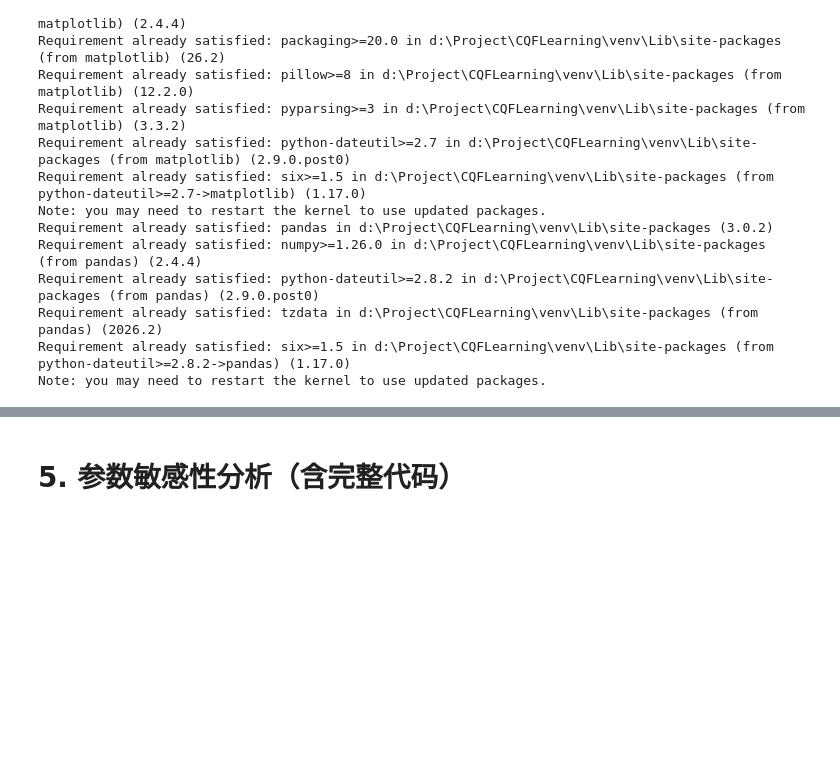
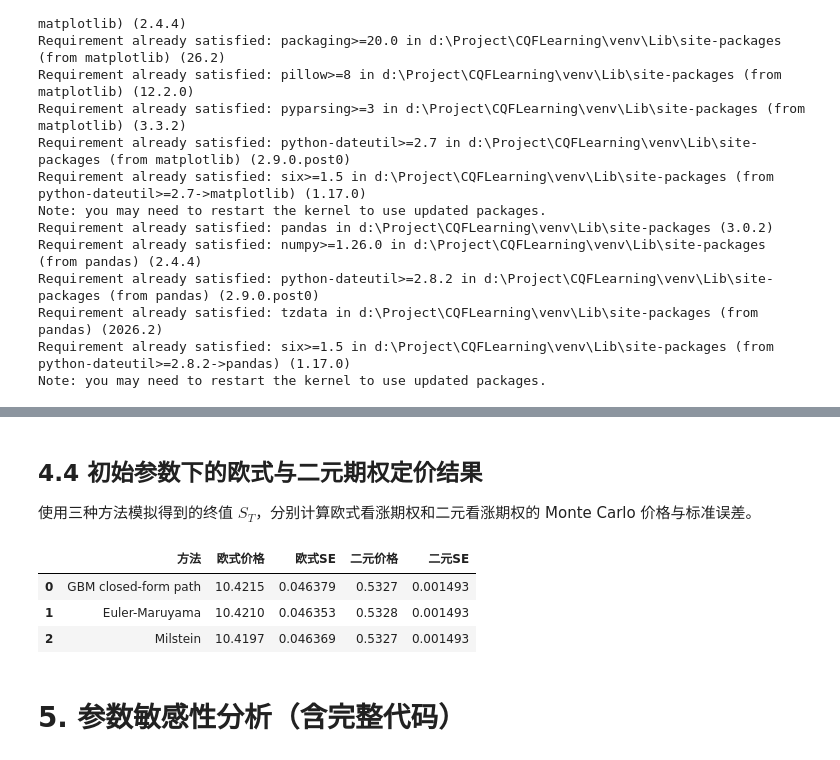
Before and after one commit to xption/CQFLearning, a Jupyter notebook: Exam2/Answer.ipynb, the cells around one changed output, grey strips where cells are left out. Cells and saved outputs as stored; diff of their text form; code cells hidden in the pictures; blank space fills up the shorter version.

```diff
--- a/Exam2/Answer.ipynb
+++ b/Exam2/Answer.ipynb
@@ -256,3 +385,26 @@ def make_price_table(param_name, param_values, result):
+# %% [markdown]
+## 4.4 初始参数下的欧式与二元期权定价结果
+
+使用三种方法模拟得到的终值 $S_T$，分别计算欧式看涨期权和二元看涨期权的 Monte Carlo 价格与标准误差。
+# %%
+gbm_euro_price, gbm_euro_se, gbm_binary_price, gbm_binary_se = price_options_from_terminal_stock(gbm_paths[:, -1])
+euler_euro_price_base, euler_euro_se_base, euler_binary_price_base, euler_binary_se_base = price_options_from_terminal_stock(euler_paths[:, -1])
+milstein_euro_price_base, milstein_euro_se_base, milstein_binary_price_base, milstein_binary_se_base = price_options_from_terminal_stock(milstein_paths[:, -1])
+
+baseline_pricing_table = pd.DataFrame(
+    [
+        ["GBM closed-form path", gbm_euro_price, gbm_euro_se, gbm_binary_price, gbm_binary_se],
+        ["Euler-Maruyama", euler_euro_price_base, euler_euro_se_base, euler_binary_price_base, euler_binary_se_base],
+        ["Milstein", milstein_euro_price_base, milstein_euro_se_base, milstein_binary_price_base, milstein_binary_se_base],
+    ],
+    columns=["方法", "欧式价格", "欧式SE", "二元价格", "二元SE"],
+)
+display(baseline_pricing_table.round({"欧式价格": 4, "欧式SE": 6, "二元价格": 4, "二元SE": 6}))
+# %% [output]
+|  | 方法 | 欧式价格 | 欧式SE | 二元价格 | 二元SE |
+| 0 | GBM closed-form path | 10.4215 | 0.046379 | 0.5327 | 0.001493 |
+| 1 | Euler-Maruyama | 10.4210 | 0.046353 | 0.5328 | 0.001493 |
+| 2 | Milstein | 10.4197 | 0.046369 | 0.5327 | 0.001493 |
 # %% [markdown]
 # 5. 参数敏感性分析（含完整代码）
 # %% [markdown]
```
Also changed, not shown: parts of 9 cells of this notebook.
